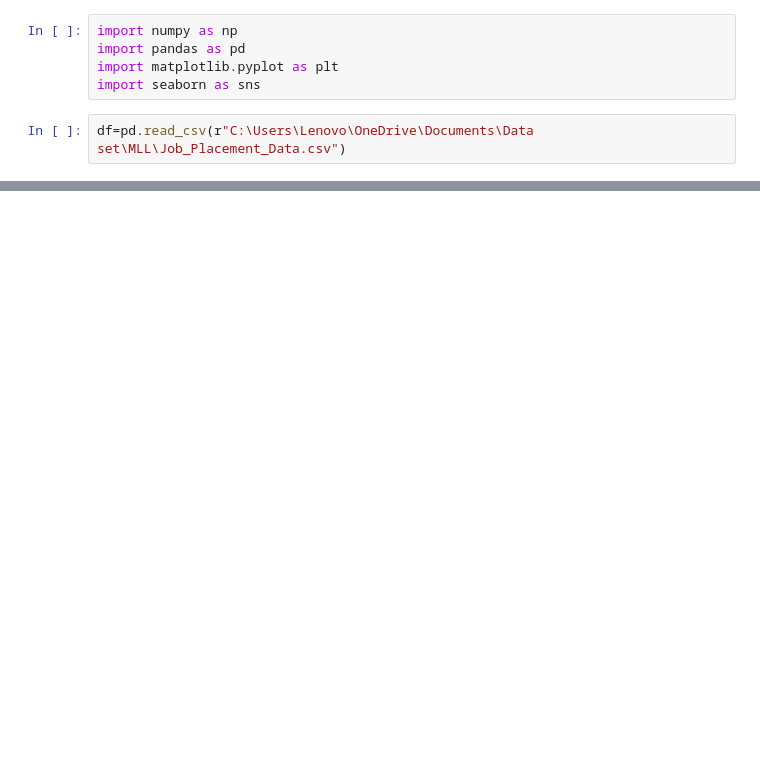
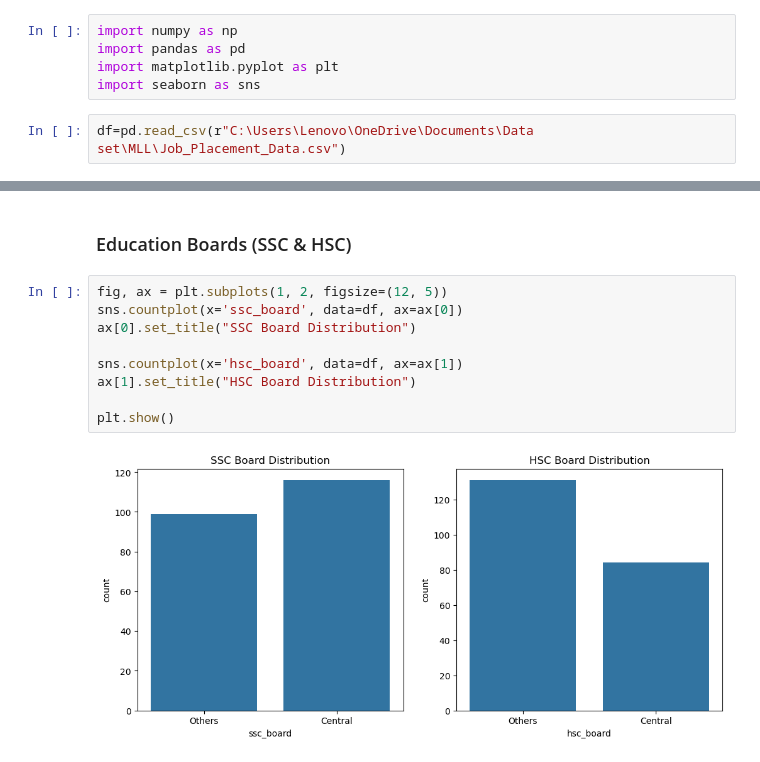
Before and after one commit to HarshRaut9945/Machine-Learning-Project, a Jupyter notebook: Job_place/data.ipynb, the cells around one changed output, grey strips where cells are left out. Saved outputs shown, nothing was run; the diff lists cells and outputs as text; blank space fills up the shorter version.

```diff
--- a/Job_place/data.ipynb
+++ b/Job_place/data.ipynb
@@ -16,0 +128,13 @@ df.
+# %% [markdown]
+### Education Boards (SSC & HSC)
+# %%
+fig, ax = plt.subplots(1, 2, figsize=(12, 5))
+sns.countplot(x='ssc_board', data=df, ax=ax[0])
+ax[0].set_title("SSC Board Distribution")
+
+sns.countplot(x='hsc_board', data=df, ax=ax[1])
+ax[1].set_title("HSC Board Distribution")
+
+plt.show()
+# %% [output]
+[figure, added]
```
Also changed, not shown: parts of 13 cells of this notebook, 2 other files.
